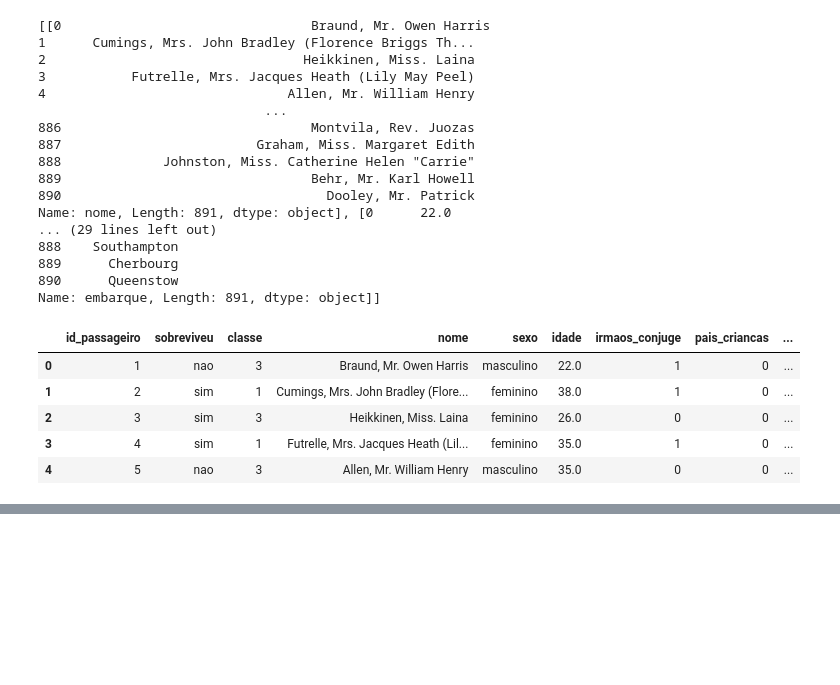
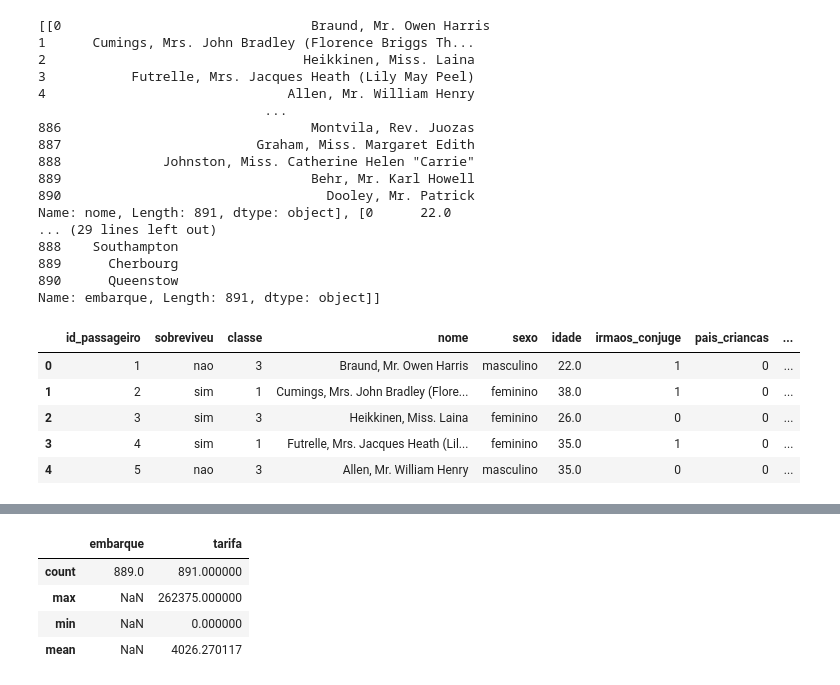
Before and after one commit to deniscruzrodrigues/intro_python_verao_ime_2023, a Jupyter notebook: exercicios/exercicio02.ipynb, the cells around one changed output, grey strips where cells are left out. Cells and saved outputs as stored; diff of their text form; code cells hidden in the pictures; blank space fills up the shorter version.

```diff
--- a/exercicios/exercicio02.ipynb
+++ b/exercicios/exercicio02.ipynb
@@ -199,3 +199,13 @@ df.groupby(['sobreviveu']).count()
 # %%
 #Questão 9
 #Agrupe pelo local de embarque e calcule a média e a mediana da tarifa de cada grupo.
+#df[['embarque', 'tarifa']].groupby(['embarque', 'tarifa']).count()
+
+df.agg({"embarque":['count'],
+              "tarifa":['count', 'max', 'min', 'mean']})
+# %% [output]
+|  | embarque | tarifa |
+| count | 889.0 | 891.000000 |
+| max | NaN | 262375.000000 |
+| min | NaN | 0.000000 |
+| mean | NaN | 4026.270117 |
```
Also changed, not shown: parts of 3 cells of this notebook.
